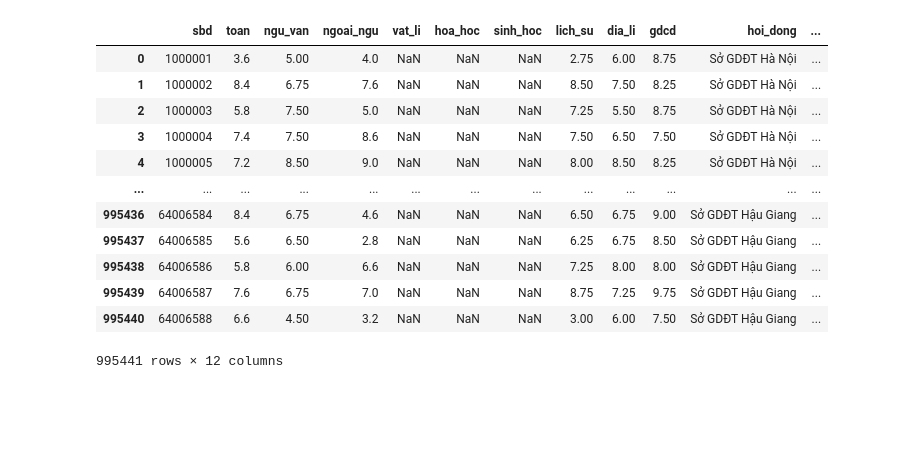
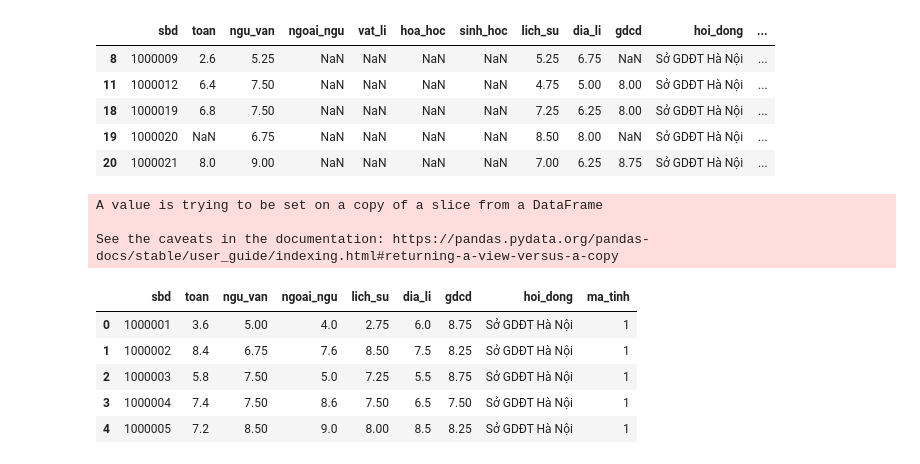
Before and after one commit to ThongVM003/Datascrap, a Jupyter notebook: ADY.ipynb, the cells around one changed output. Saved outputs shown, nothing was run; the diff lists cells and outputs as text; code cells hidden in the pictures; blank space fills up the shorter version.

```diff
--- a/ADY.ipynb
+++ b/ADY.ipynb
@@ -40,19 +15,0 @@ d
-# %%
-df["hoi_dong"] = df["sbd"].apply(lambda x: d[int(f'{x:08n}'[:2])])
-# print(len(d))
-df["ma_tinh"] = df["sbd"].apply(lambda x: int(f'{x:08n}'[:2]))
-df
-# %% [output]
-|  | sbd | toan | ngu_van | ngoai_ngu | vat_li | hoa_hoc | sinh_hoc | lich_su | dia_li | gdcd | hoi_dong | ... |
-| 0 | 1000001 | 3.6 | 5.00 | 4.0 | NaN | NaN | NaN | 2.75 | 6.00 | 8.75 | Sở GDĐT Hà Nội | ... |
-| 1 | 1000002 | 8.4 | 6.75 | 7.6 | NaN | NaN | NaN | 8.50 | 7.50 | 8.25 | Sở GDĐT Hà Nội | ... |
-| 2 | 1000003 | 5.8 | 7.50 | 5.0 | NaN | NaN | NaN | 7.25 | 5.50 | 8.75 | Sở GDĐT Hà Nội | ... |
-| 3 | 1000004 | 7.4 | 7.50 | 8.6 | NaN | NaN | NaN | 7.50 | 6.50 | 7.50 | Sở GDĐT Hà Nội | ... |
-| 4 | 1000005 | 7.2 | 8.50 | 9.0 | NaN | NaN | NaN | 8.00 | 8.50 | 8.25 | Sở GDĐT Hà Nội | ... |
-| ... | ... | ... | ... | ... | ... | ... | ... | ... | ... | ... | ... | ... |
-| 995436 | 64006584 | 8.4 | 6.75 | 4.6 | NaN | NaN | NaN | 6.50 | 6.75 | 9.00 | Sở GDĐT Hậu Giang | ... |
-| 995437 | 64006585 | 5.6 | 6.50 | 2.8 | NaN | NaN | NaN | 6.25 | 6.75 | 8.50 | Sở GDĐT Hậu Giang | ... |
-| 995438 | 64006586 | 5.8 | 6.00 | 6.6 | NaN | NaN | NaN | 7.25 | 8.00 | 8.00 | Sở GDĐT Hậu Giang | ... |
-| 995439 | 64006587 | 7.6 | 6.75 | 7.0 | NaN | NaN | NaN | 8.75 | 7.25 | 9.75 | Sở GDĐT Hậu Giang | ... |
-| 995440 | 64006588 | 6.6 | 4.50 | 3.2 | NaN | NaN | NaN | 3.00 | 6.00 | 7.50 | Sở GDĐT Hậu Giang | ... |
-995441 rows × 12 columns
@@ -60,0 +16,10 @@ df.to_csv("new.csv", index=False)
+# %%
+thi_sinh_co_chung_chi_ngoai_ngu = df[df.ngoai_ngu.isnull()]
+thi_sinh_co_chung_chi_ngoai_ngu.head()
+# %% [output]
+|  | sbd | toan | ngu_van | ngoai_ngu | vat_li | hoa_hoc | sinh_hoc | lich_su | dia_li | gdcd | hoi_dong | ... |
+| 8 | 1000009 | 2.6 | 5.25 | NaN | NaN | NaN | NaN | 5.25 | 6.75 | NaN | Sở GDĐT Hà Nội | ... |
+| 11 | 1000012 | 6.4 | 7.50 | NaN | NaN | NaN | NaN | 4.75 | 5.00 | 8.00 | Sở GDĐT Hà Nội | ... |
+| 18 | 1000019 | 6.8 | 7.50 | NaN | NaN | NaN | NaN | 7.25 | 6.25 | 8.00 | Sở GDĐT Hà Nội | ... |
+| 19 | 1000020 | NaN | 6.75 | NaN | NaN | NaN | NaN | 8.50 | 8.00 | NaN | Sở GDĐT Hà Nội | ... |
+| 20 | 1000021 | 8.0 | 9.00 | NaN | NaN | NaN | NaN | 7.00 | 6.25 | 8.75 | Sở GDĐT Hà Nội | ... |
@@ -60,0 +28,15 @@ df.to_csv("new.csv", index=False)
+# %%
+khoi_xa_hoi = df[(df["vat_li"].isnull()) & (
+    df["hoa_hoc"].isnull()) & (df["sinh_hoc"].isnull())]
+khoi_xa_hoi.drop(columns=["vat_li", "hoa_hoc", "sinh_hoc"], inplace=True)
+khoi_xa_hoi.head()
+# %% [output]
+A value is trying to be set on a copy of a slice from a DataFrame
+
+See the caveats in the documentation: https://pandas.pydata.org/pandas-docs/stable/user_guide/indexing.html#returning-a-view-versus-a-copy
+|  | sbd | toan | ngu_van | ngoai_ngu | lich_su | dia_li | gdcd | hoi_dong | ma_tinh |
+| 0 | 1000001 | 3.6 | 5.00 | 4.0 | 2.75 | 6.0 | 8.75 | Sở GDĐT Hà Nội | 1 |
+| 1 | 1000002 | 8.4 | 6.75 | 7.6 | 8.50 | 7.5 | 8.25 | Sở GDĐT Hà Nội | 1 |
+| 2 | 1000003 | 5.8 | 7.50 | 5.0 | 7.25 | 5.5 | 8.75 | Sở GDĐT Hà Nội | 1 |
+| 3 | 1000004 | 7.4 | 7.50 | 8.6 | 7.50 | 6.5 | 7.50 | Sở GDĐT Hà Nội | 1 |
+| 4 | 1000005 | 7.2 | 8.50 | 9.0 | 8.00 | 8.5 | 8.25 | Sở GDĐT Hà Nội | 1 |
```
Also changed, not shown: parts of 19 cells of this notebook, 17 other files.
